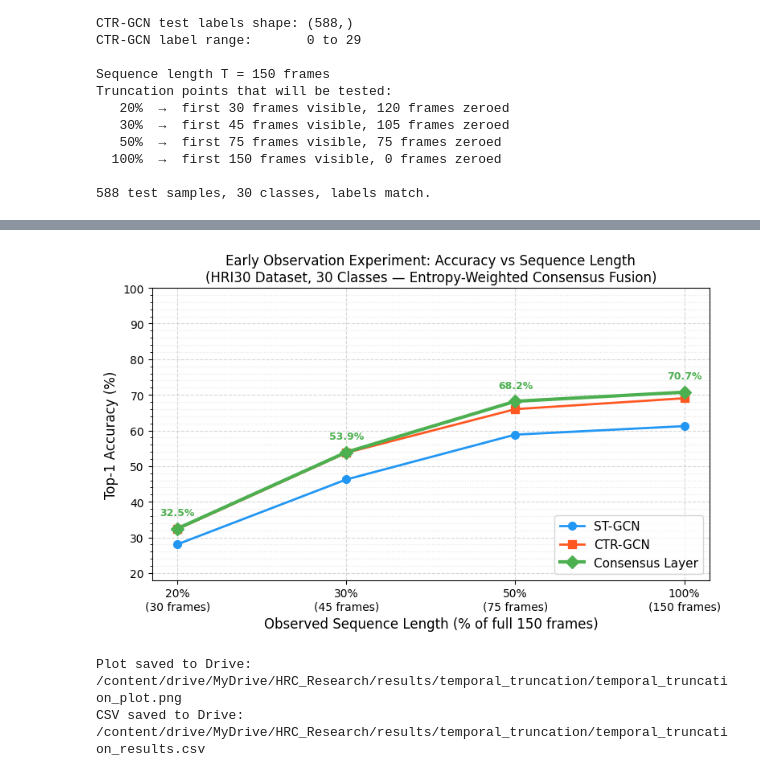
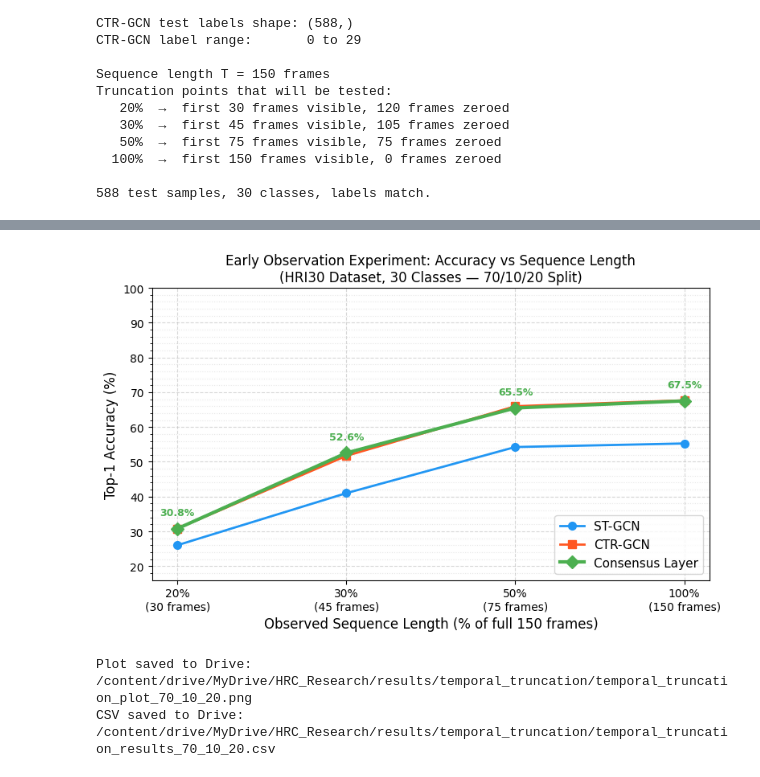
Before and after one commit to Tausif7112/2.14.Mohammad-Tausiful-Alam_Soumitra-Chowdhury, a Jupyter notebook: notebooks/HRC_Phase6_Temporal_Truncation.ipynb, the cells around one changed output, grey strips where cells are left out. Saved outputs shown, nothing was run; the diff lists cells and outputs as text; code cells hidden in the pictures.

```diff
--- a/notebooks/HRC_Phase6_Temporal_Truncation.ipynb
+++ b/notebooks/HRC_Phase6_Temporal_Truncation.ipynb
@@ -64,8 +62,7 @@ Output folder ready: /content/drive/MyDrive/HRC_Research/results/temporal_trunca
 
 All inputs found.
 # %%
-# Clone repos, patch, and load both fine-tuned HRI30 models
-
+# Clone repos, patch, and load both fine-tuned HRI30 models (70/10/20 Weights)
 import os
 import sys
 import torch
@@ -133,8 +130,9 @@ stgcn_model = STGCN_Model(
     graph_args={'layout': 'ntu-rgb+d', 'strategy': 'spatial'}
 )
 
+
 stgcn_ckpt = torch.load(
-    '/content/drive/MyDrive/HRC_Research/checkpoints/stgcn_hri30/best_stgcn_hri30.pt',
+    '/content/drive/MyDrive/HRC_Research/checkpoints/stgcn_hri30_70_10_20/best_stgcn_hri30.pt',
     map_location='cpu', weights_only=False
 )
 stgcn_state = stgcn_ckpt['model_state_dict'] if isinstance(stgcn_ckpt, dict) and 'model_state_dict' in stgcn_ckpt else stgcn_ckpt
@@ -142,7 +140,7 @@ stgcn_state = {k[7:] if k.startswith('module.') else k: v for k, v in stgcn_stat
 stgcn_model.load_state_dict(stgcn_state, strict=True)
 stgcn_model = stgcn_model.to(device)
 stgcn_model.eval()
-print("ST-GCN loaded (30 classes) ✓")
+print("ST-GCN loaded (30 classes) - 70/10/20 Weights ✓")
 
 sys.path.insert(0, CTRGCN_DIR)
 from model.ctrgcn import Model as CTRGCN_Model
@@ -155,8 +153,9 @@ ctrgcn_model = CTRGCN_Model(
     graph_args={'labeling_mode': 'spatial'}
 )
 
+
 ctrgcn_ckpt = torch.load(
-    '/content/drive/MyDrive/HRC_Research/checkpoints/ctrgcn_hri30/best_ctrgcn_hri30.pt',
+    '/content/drive/MyDrive/HRC_Research/checkpoints/ctrgcn_hri30_70_10_20/best_ctrgcn_hri30.pt',
     map_location='cpu', weights_only=False
 )
 ctrgcn_state = ctrgcn_ckpt['model_state_dict'] if isinstance(ctrgcn_ckpt, dict) and 'model_state_dict' in ctrgcn_ckpt else ctrgcn_ckpt
@@ -164,7 +163,7 @@ ctrgcn_state = {k[7:] if k.startswith('module.') else k: v for k, v in ctrgcn_st
 ctrgcn_model.load_state_dict(ctrgcn_state, strict=True)
 ctrgcn_model = ctrgcn_model.to(device)
 ctrgcn_model.eval()
-print("CTR-GCN loaded (30 classes) ✓")
+print("CTR-GCN loaded (30 classes) - 70/10/20 Weights ✓")
 
 print("\nBoth models ready. ")
 # %% [output]
@@ -179,13 +178,12 @@ CTR-GCN loaded (30 classes) ✓
 Both models ready.
 # %%
 # Load test data for both models and verify shapes
-
 import numpy as np
 import pickle
 
-STGCN_TEST_DATA  = '/content/drive/MyDrive/HRC_Research/datasets/HRI30/stgcn_format/test_data.npy'
-STGCN_TEST_LABEL = '/content/drive/MyDrive/HRC_Research/datasets/HRI30/stgcn_format/test_label.pkl'
-CTRGCN_TEST_NPZ  = '/content/drive/MyDrive/HRC_Research/datasets/HRI30/ctrgcn_format/HRI30_CS.npz'
+STGCN_TEST_DATA  = '/content/drive/MyDrive/HRC_Research/datasets/HRI30/HRI30_70_10_20/stgcn_format/test_data.npy'
+STGCN_TEST_LABEL = '/content/drive/MyDrive/HRC_Research/datasets/HRI30/HRI30_70_10_20/stgcn_format/test_label.pkl'
+CTRGCN_TEST_NPZ  = '/content/drive/MyDrive/HRC_Research/datasets/HRI30/HRI30_70_10_20/ctrgcn_format/HRI30_CS.npz'
 
 stgcn_test_data = np.load(STGCN_TEST_DATA)
 
@@ -409,44 +418,43 @@ Final CSV at: /content/drive/MyDrive/HRC_Research/results/temporal_truncation/te
 # %%
-# Print summary table and save plot to Drive
-
+# Print summary table and save plot to Drive (70/10/20 Split)
 import pandas as pd
 import matplotlib.pyplot as plt
 import matplotlib.ticker as mticker
 import os
 
 OUTPUT_DIR = '/content/drive/MyDrive/HRC_Research/results/temporal_truncation'
-CSV_PATH   = os.path.join(OUTPUT_DIR, 'temporal_truncation_results.csv')
+CSV_PATH   = os.path.join(OUTPUT_DIR, 'temporal_truncation_results_70_10_20.csv')
 
 if not os.path.exists(CSV_PATH):
     raise FileNotFoundError(f"CSV not found at {CSV_PATH}. Run Cell 4 first.")
 
 df = pd.read_csv(CSV_PATH)
 
-# clean summary table
-print("=" * 72)
-print("TEMPORAL TRUNCATION RESULTS — HRI30 | 588 test samples | 30 classes")
-print("=" * 72)
-print(f"{'Obs. Ratio':<12} {'Frames':>8} {'ST-GCN':>10} {'CTR-GCN':>10} "
-      f"{'Consensus':>11} {'Improvement':>13}")
-print("-" * 72)
+print("=" * 80)
+print("TEMPORAL TRUNCATION RESULTS (Mean±Std, N=30 trials)")
+print("HRI30 Test Set | 588 test samples | 30 classes | 70/10/20 Split")
+print("=" * 80)
+print(f"{'Obs. Ratio':<12} {'Frames':>8} {'ST-GCN':>14} {'CTR-GCN':>14} "
+      f"{'Consensus':>15} {'Improvement':>13}")
+print("-" * 80)
 
 for _, row in df.iterrows():
     print(f"{row['observation_ratio']:<12} "
           f"{int(row['frames_kept']):>8} "
-          f"{row['stgcn_acc']:>9.2f}% "
-          f"{row['ctrgcn_acc']:>9.2f}% "
-          f"{row['consensus_acc']:>10.2f}% "
-          f"{row['improvement_pp']:>+12.2f} pp")
+          f"{row['stgcn_mean']:>6.2f}±{row['stgcn_std']:>4.2f}  "
+          f"{row['ctrgcn_mean']:>6.2f}±{row['ctrgcn_std']:>4.2f}  "
+          f"{row['consensus_mean']:>7.2f}±{row['consensus_std']:>4.2f}  "
+          f"{row['improvement_pp']:>+11.2f} pp")
 
-print("=" * 72)
+print("=" * 80)
 print("* Improvement = Consensus minus the stronger individual model at each ratio.")
 print("* 100% observation matches the locked Phase 4 baseline (0% occlusion).")
 
 # Plot
 ratios      = df['observation_ratio'].tolist()
-st_accs     = df['stgcn_acc'].tolist()
-ctr_accs    = df['ctrgcn_acc'].tolist()
-con_accs    = df['consensus_acc'].tolist()
+st_accs     = df['stgcn_mean'].tolist()
+ctr_accs    = df['ctrgcn_mean'].tolist()
+con_accs    = df['consensus_mean'].tolist()
 x           = list(range(len(ratios)))
 
 fig, ax = plt.subplots(figsize=(8, 5))
@@ -458,7 +466,6 @@ ax.plot(x, ctr_accs, marker='s', color='#FF5722', linewidth=2,
 ax.plot(x, con_accs, marker='D', color='#4CAF50', linewidth=3,
         markersize=8, label='Consensus Layer')
 
-# Annotate consensus points
 for i, val in enumerate(con_accs):
     ax.annotate(f'{val:.1f}%', xy=(i, val),
                 xytext=(0, 12), textcoords='offset points',
@@ -471,7 +478,7 @@ ax.set_xticklabels([f"{r}\n({int(df.iloc[j]['frames_kept'])} frames)"
 ax.set_xlabel('Observed Sequence Length (% of full 150 frames)', fontsize=12)
 ax.set_ylabel('Top-1 Accuracy (%)', fontsize=12)
 ax.set_title('Early Observation Experiment: Accuracy vs Sequence Length\n'
-             '(HRI30 Dataset, 30 Classes — Entropy-Weighted Consensus Fusion)',
+             '(HRI30 Dataset, 30 Classes — 70/10/20 Split)',
              fontsize=12)
 ax.legend(fontsize=11, loc='lower right')
 ax.yaxis.set_minor_locator(mticker.AutoMinorLocator())
@@ -483,7 +490,7 @@ ax.set_ylim(max(0, min_val - 10), 100)
 
 plt.tight_layout()
 
-PLOT_PATH = os.path.join(OUTPUT_DIR, 'temporal_truncation_plot.png')
+PLOT_PATH = os.path.join(OUTPUT_DIR, 'temporal_truncation_plot_70_10_20.png')
 plt.savefig(PLOT_PATH, dpi=150, bbox_inches='tight')
 plt.show()
 
@@ -503,5 +511,5 @@ Obs. Ratio     Frames     ST-GCN    CTR-GCN   Consensus   Improvement
 * Improvement = Consensus minus the stronger individual model at each ratio.
 * 100% observation matches the locked Phase 4 baseline (0% occlusion).
-[figure, old version]
+[figure, new version]
-Plot saved to Drive: /content/drive/MyDrive/HRC_Research/results/temporal_truncation/temporal_truncation_plot.png
-CSV saved to Drive:  /content/drive/MyDrive/HRC_Research/results/temporal_truncation/temporal_truncation_results.csv
+Plot saved to Drive: /content/drive/MyDrive/HRC_Research/results/temporal_truncation/temporal_truncation_plot_70_10_20.png
+CSV saved to Drive:  /content/drive/MyDrive/HRC_Research/results/temporal_truncation/temporal_truncation_results_70_10_20.csv
```
Also changed, not shown: parts of 4 cells of this notebook, 43 other files.
